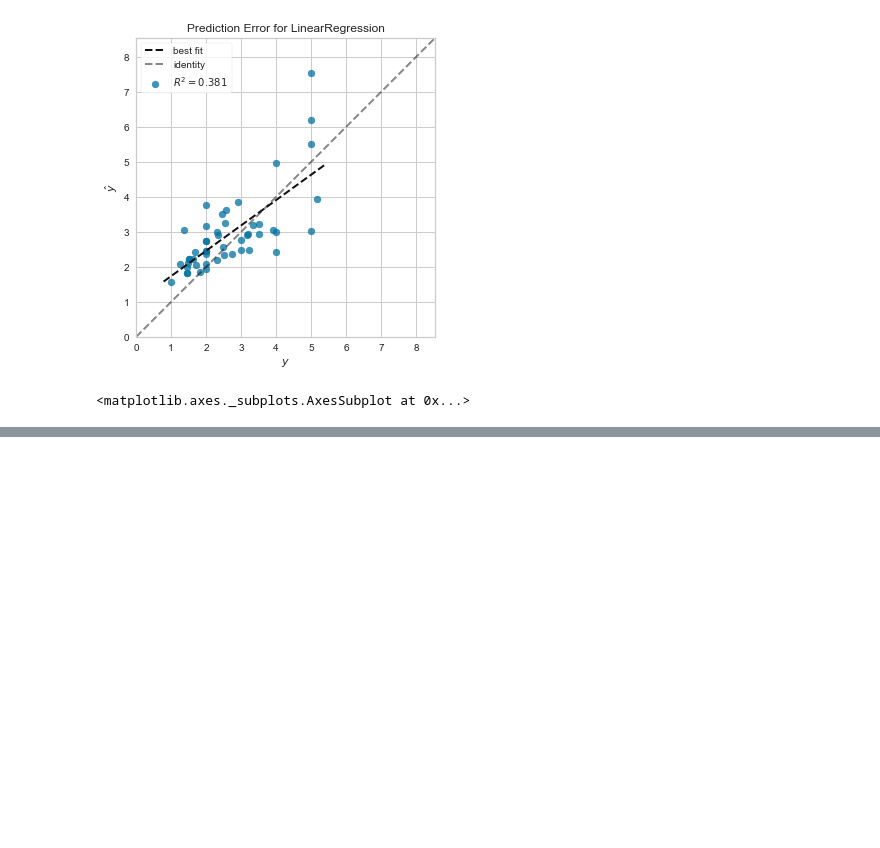
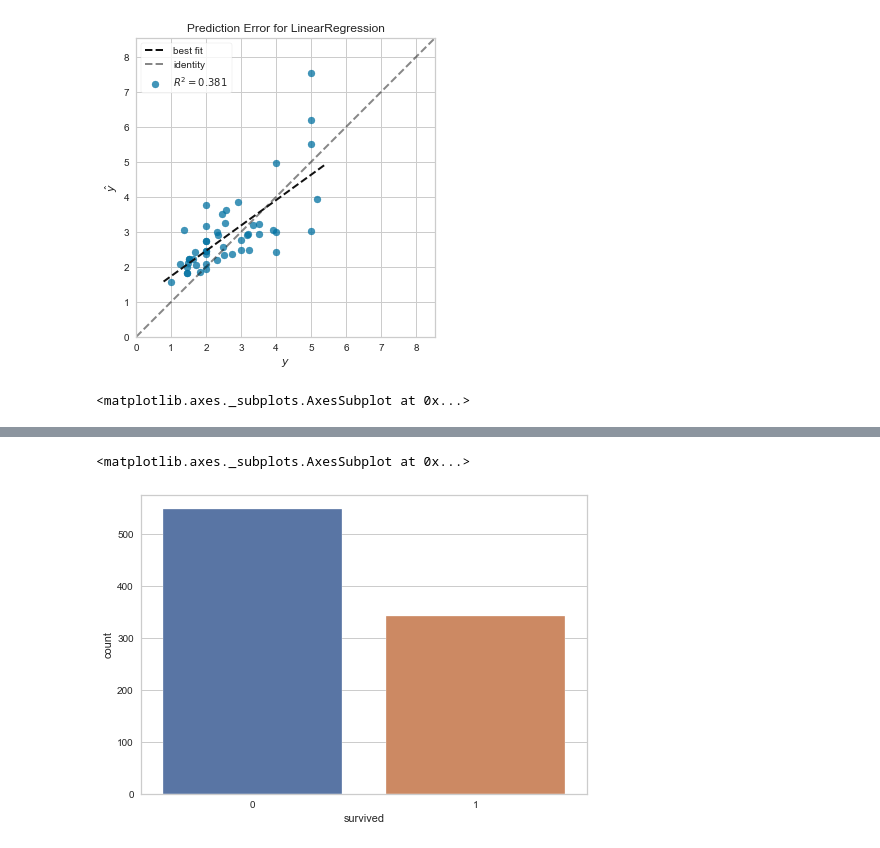
Before and after one commit to maydinn/python_lessons_notes, a Jupyter notebook: ml_nots.ipynb, the cells around one changed output, grey strips where cells are left out. Cells and saved outputs as stored; diff of their text form; code cells hidden in the pictures; blank space fills up the shorter version.

```diff
--- a/ml_nots.ipynb
+++ b/ml_nots.ipynb
@@ -1069,0 +1090,8 @@ visualizer.show()
+# %%
+tit.drop(['embark_town'], axis=1, inplace=True)
+# %%
+tit.drop(['alive'], axis=1, inplace=True)
+# %%
+tit.drop(['adult_male'], axis=1, inplace=True)
+# %%
+tit = pd.get_dummies(tit, drop_first=True)
@@ -1069,0 +1150,6 @@ visualizer.show()
+# %%
+sns.set_style("whitegrid")
+sns.countplot(x="survived",data=tit,palette="deep")
+# %% [output]
+<matplotlib.axes._subplots.AxesSubplot at 0x...>
+[figure, added]
```
Also changed, not shown: parts of 176 cells of this notebook, 4 other files.
